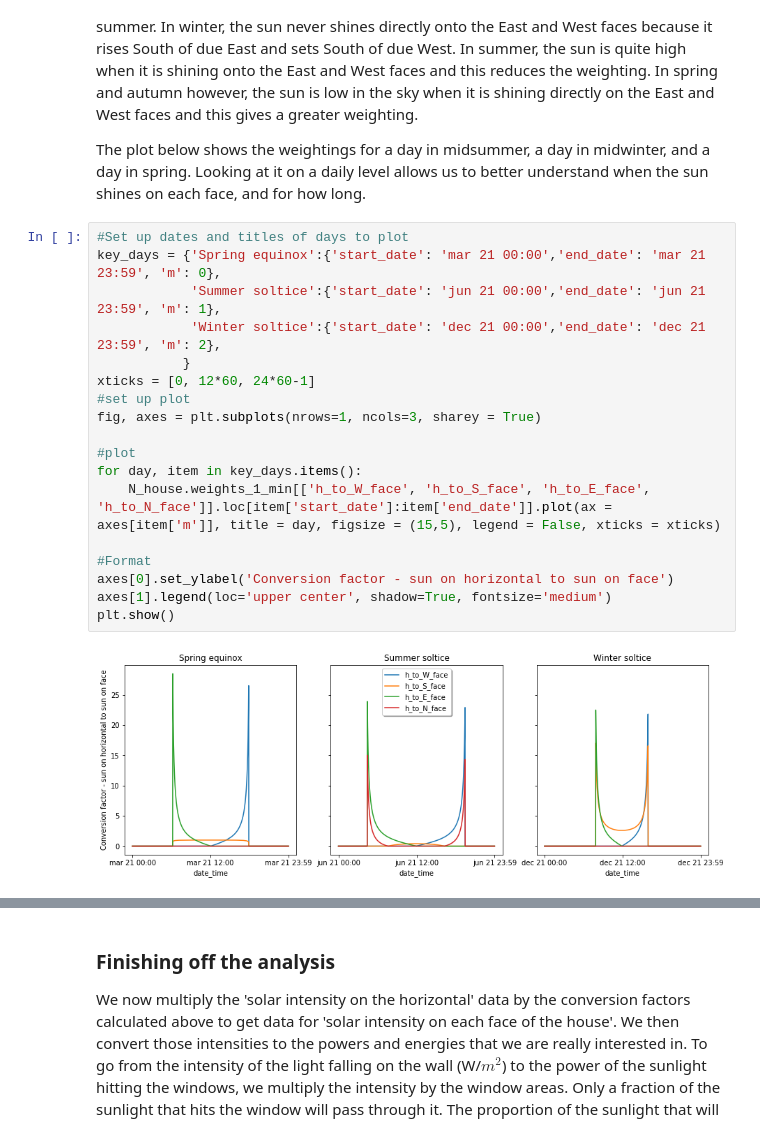
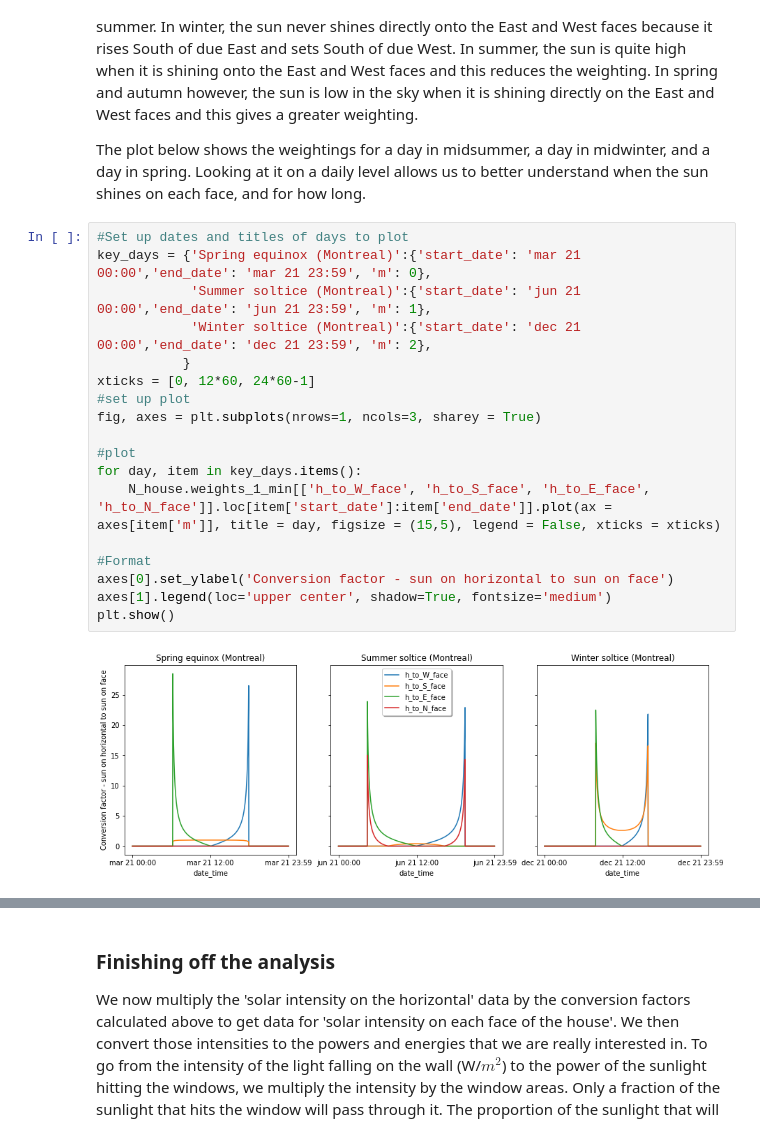
Before and after one commit to rtitmuss/solar_gains_article, a Jupyter notebook: Solar_gains_article.ipynb, the cells around one changed output, grey strips where cells are left out. Drawn from its saved outputs; the diff is of its cells as text.

```diff
--- a/Solar_gains_article.ipynb
+++ b/Solar_gains_article.ipynb
@@ -567,21 +602,21 @@ The East and West plots are essentially the same. The little whiskery patterns o
 The plot below shows the weightings for a day in midsummer, a day in midwinter, and a day in spring. Looking at it on a daily level allows us to better understand when the sun shines on each face, and for how long.
 # %%
 #Set up dates and titles of days to plot
-key_days = {'Spring equinox':{'start_date': 'mar 21 00:00','end_date': 'mar 21 23:59', 'm': 0},
-            'Summer soltice':{'start_date': 'jun 21 00:00','end_date': 'jun 21 23:59', 'm': 1},
-            'Winter soltice':{'start_date': 'dec 21 00:00','end_date': 'dec 21 23:59', 'm': 2},
+key_days = {'Spring equinox (Montreal)':{'start_date': 'mar 21 00:00','end_date': 'mar 21 23:59', 'm': 0},
+            'Summer soltice (Montreal)':{'start_date': 'jun 21 00:00','end_date': 'jun 21 23:59', 'm': 1},
+            'Winter soltice (Montreal)':{'start_date': 'dec 21 00:00','end_date': 'dec 21 23:59', 'm': 2},
            }
 xticks = [0, 12*60, 24*60-1]
 #set up plot
 fig, axes = plt.subplots(nrows=1, ncols=3, sharey = True)
 
 #plot
 for day, item in key_days.items():
     N_house.weights_1_min[['h_to_W_face', 'h_to_S_face', 'h_to_E_face', 'h_to_N_face']].loc[item['start_date']:item['end_date']].plot(ax = axes[item['m']], title = day, figsize = (15,5), legend = False, xticks = xticks)
 
 #Format
 axes[0].set_ylabel('Conversion factor - sun on horizontal to sun on face')
 axes[1].legend(loc='upper center', shadow=True, fontsize='medium')
 plt.show()
 # %% [output]
-[figure, old version]
+[figure, new version]
```
Also changed, not shown: parts of 13 cells of this notebook.
